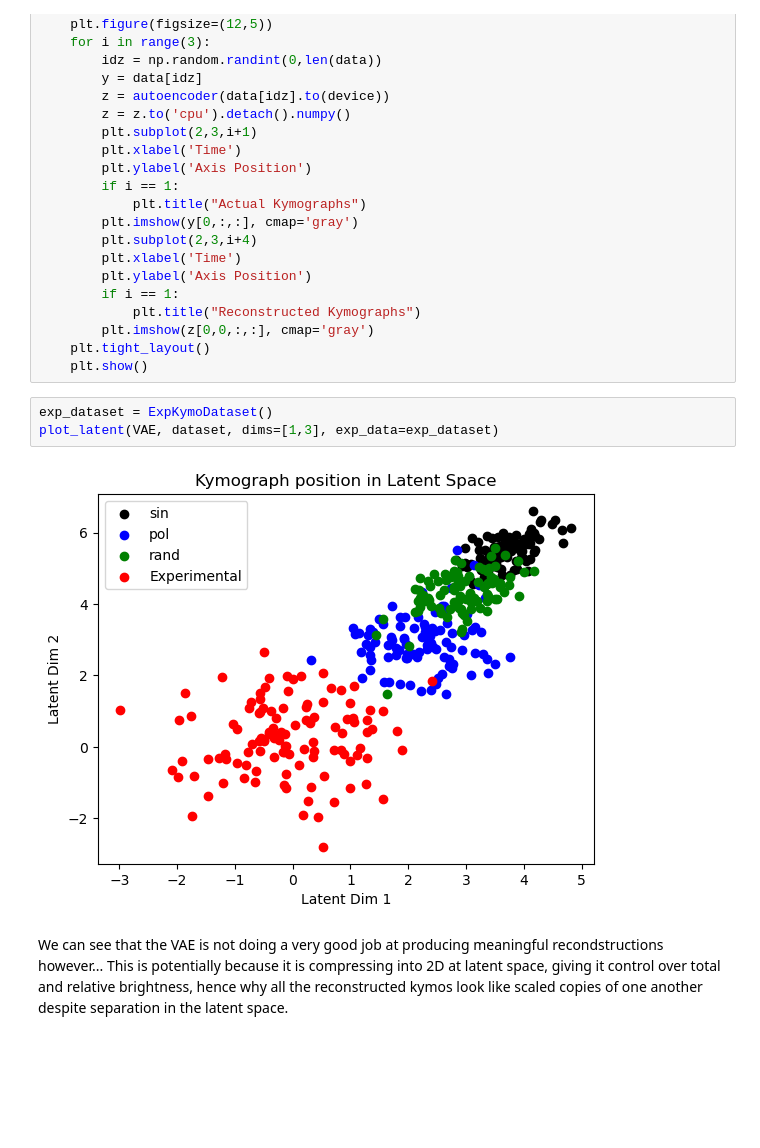
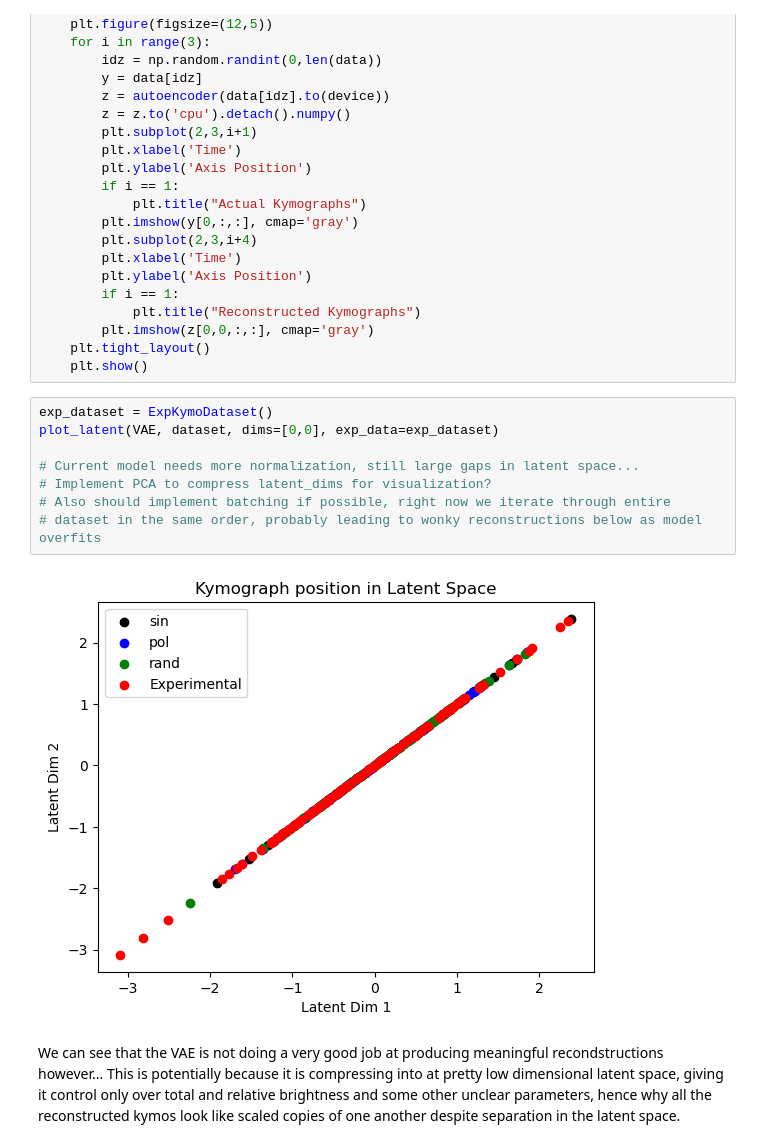
Before and after one commit to jstickelmaier/wonglab-capstone, a Jupyter notebook: DotsTorch/Kymo_VAE.ipynb, the cells around one changed output. Cells and saved outputs as stored; diff of their text form; blank space fills up the shorter version.

```diff
--- a/DotsTorch/Kymo_VAE.ipynb
+++ b/DotsTorch/Kymo_VAE.ipynb
@@ -316,14 +319,19 @@ def plot_sample_im(autoencoder, data):
         plt.imshow(z[0,0,:,:], cmap='gray')
     plt.tight_layout()
     plt.show()
-# %%
-exp_dataset = ExpKymoDataset()
-plot_latent(VAE, dataset, dims=[1,3], exp_data=exp_dataset)
-# %% [output]
-[figure, removed]
+# %%
+exp_dataset = ExpKymoDataset()
+plot_latent(VAE, dataset, dims=[0,0], exp_data=exp_dataset)
+
+# Current model needs more normalization, still large gaps in latent space...
+# Implement PCA to compress latent_dims for visualization?
+# Also should implement batching if possible, right now we iterate through entire
+# dataset in the same order, probably leading to wonky reconstructions below as model overfits
+# %% [output]
+[figure, added]
 # %% [markdown]
 We can see that the VAE is not doing a very good job at producing meaningful recondstructions however...
-This is potentially because it is compressing into 2D at latent space, giving it control over total and relative brightness, hence why all the reconstructed kymos look like scaled copies of one another despite separation in the latent space.
+This is potentially because it is compressing into at pretty low dimensional latent space, giving it control only over total and relative brightness and some other unclear parameters, hence why all the reconstructed kymos look like scaled copies of one another despite separation in the latent space.
 # %%
 # Sample reconstructed kymographs
 plot_sample_im(VAE, dataset)
```
Also changed, not shown: parts of 4 cells of this notebook.
